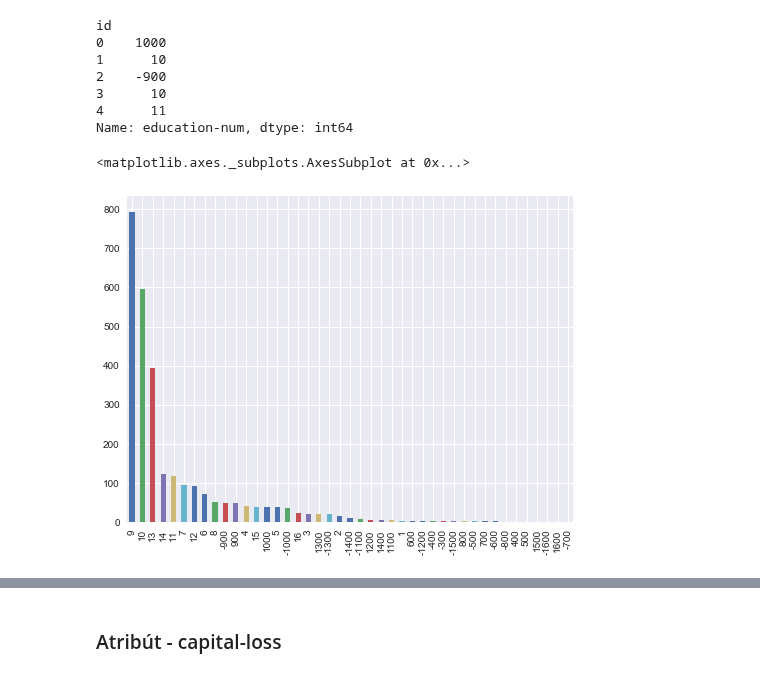
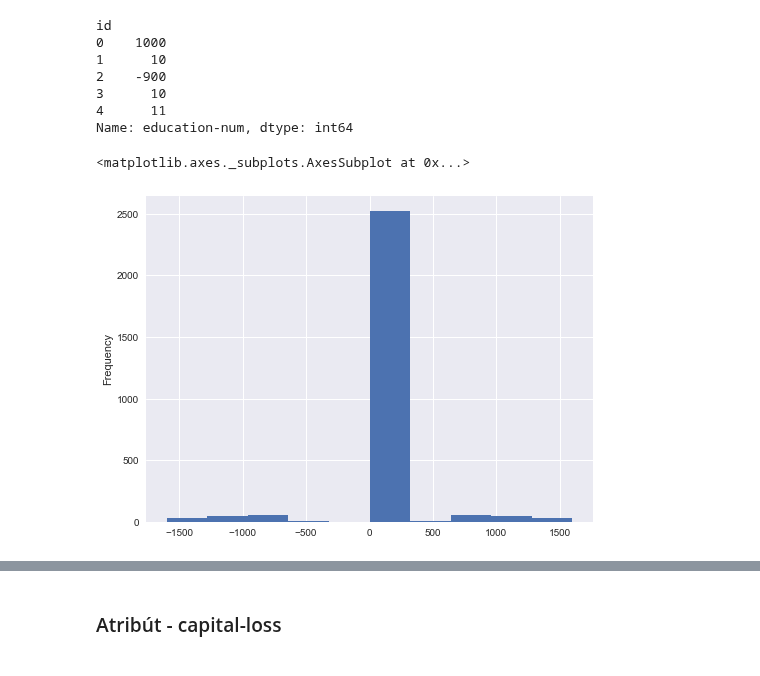
Before and after one commit to PeterJurkacek/IAU_2018_Jurkacek_Vyskoc, a Jupyter notebook: prieskumna_analyza.ipynb, the cells around one changed output, grey strips where cells are left out. Drawn from its saved outputs; the diff is of its cells as text; code cells hidden in the pictures.

```diff
--- a/prieskumna_analyza.ipynb
+++ b/prieskumna_analyza.ipynb
@@ -953,0 +1000,5 @@ Name: FTI, dtype: object
+# %%
+new_column = '_FTI'
+data[new_column] = pd.to_numeric(data['FTI'], errors='coerce')
+# vykonáme deskriptívnu štatistiku
+data[new_column].describe()
@@ -1169,7 +1221,7 @@ id
 4      11
 Name: education-num, dtype: int64
 # %%
-data['education-num'].value_counts().plot(kind='bar')
+data['education-num'].plot(kind='hist')
 # %% [output]
 <matplotlib.axes._subplots.AxesSubplot at 0x...>
-[figure, old version]
+[figure, new version]
```
Also changed, not shown: parts of 160 cells of this notebook.
